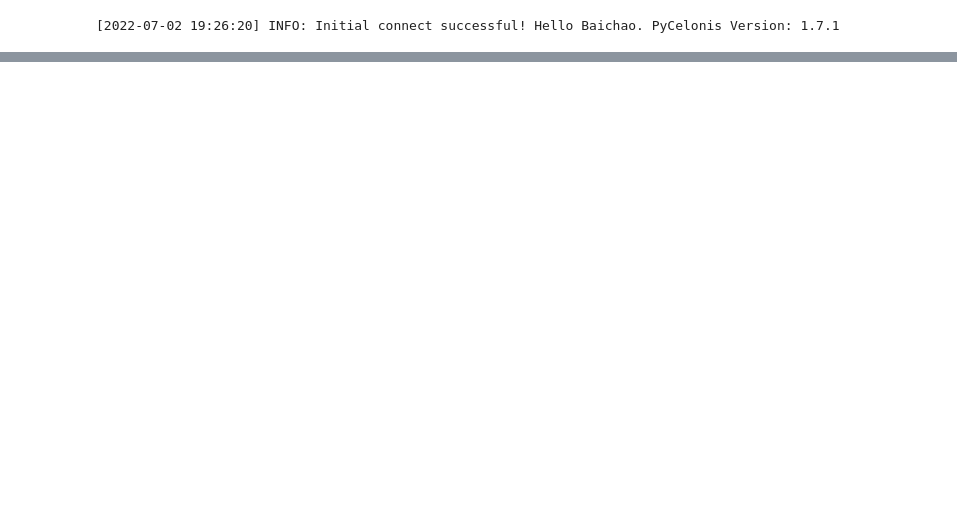
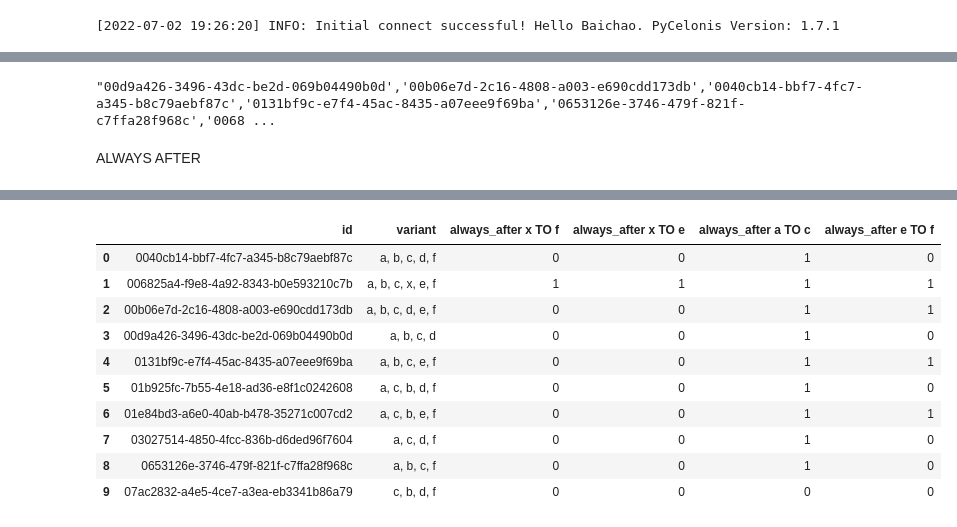
Before and after one commit to ccjake/lab-declarative-Conformance-Checking, a Jupyter notebook: Sprint 3 Conformane Checking.ipynb, the cells around one changed output, grey strips where cells are left out. Drawn from its saved outputs; the diff is of its cells as text; code cells hidden in the pictures; blank space fills up the shorter version.

```diff
--- a/Sprint 3 Conformane Checking.ipynb
+++ b/Sprint 3 Conformane Checking.ipynb
@@ -47,0 +110,42 @@ cn.set_datamodel("rum_example")
+# %%
+select_id
+# %% [output]
+"00d9a426-3496-43dc-be2d-069b04490b0d','00b06e7d-2c16-4808-a003-e690cdd173db','0040cb14-bbf7-4fc7-a345-b8c79aebf87c','0131bf9c-e7f4-45ac-8435-a07eee9f69ba','0653126e-3746-479f-821f-c7ffa28f968c','0068 ...
+# %% [markdown]
+ALWAYS AFTER
+# %%
+
+
+pql = PQL()
+pql.add(PQLFilter("FILTER DOMAIN \"synthetic_event_log_xes_CASES\".\"Case ID\" IN ( '"+ select_id +"' )"))
+
+pql.add(PQLColumn(name = "id",query = '"'+table+'_CASES"."Case Id"'))
+pql.add(PQLColumn(name='variant',query = 'VARIANT ( "'+table+'"."concept:name" ) '))
+
+
+def conformance_always_after(activities):
+
+    activities = list(activities)
+    a = str(activities[0])
+    b = str(activities[1])
+
+
+    return PQLColumn(
+        name="always_after " + a + " TO " + b,
+        query="CASE WHEN PROCESS NOT EQUALS '"
+        + a
+        + "' THEN 0 WHEN PROCESS EQUALS '"
+        + a
+        + "' TO ANY TO '"
+        + b
+        + "' THEN 1 ELSE -1 END"
+    )
+
+aa = model['always_after']
+for con in aa:
+    pql.add(conformance_always_after(con))
+
+
+df = datamodel.get_data_frame(pql)
+df
+# %% [output]
@@ -47,0 +154,11 @@ cn.set_datamodel("rum_example")
+|  | id | variant | always_after x TO f | always_after x TO e | always_after a TO c | always_after e TO f |
+| 0 | 0040cb14-bbf7-4fc7-a345-b8c79aebf87c | a, b, c, d, f | 0 | 0 | 1 | 0 |
+| 1 | 006825a4-f9e8-4a92-8343-b0e593210c7b | a, b, c, x, e, f | 1 | 1 | 1 | 1 |
+| 2 | 00b06e7d-2c16-4808-a003-e690cdd173db | a, b, c, d, e, f | 0 | 0 | 1 | 1 |
+| 3 | 00d9a426-3496-43dc-be2d-069b04490b0d | a, b, c, d | 0 | 0 | 1 | 0 |
+| 4 | 0131bf9c-e7f4-45ac-8435-a07eee9f69ba | a, b, c, e, f | 0 | 0 | 1 | 1 |
+| 5 | 01b925fc-7b55-4e18-ad36-e8f1c0242608 | a, c, b, d, f | 0 | 0 | 1 | 0 |
+| 6 | 01e84bd3-a6e0-40ab-b478-35271c007cd2 | a, c, b, e, f | 0 | 0 | 1 | 1 |
+| 7 | 03027514-4850-4fcc-836b-d6ded96f7604 | a, c, d, f | 0 | 0 | 1 | 0 |
+| 8 | 0653126e-3746-479f-821f-c7ffa28f968c | a, b, c, f | 0 | 0 | 1 | 0 |
+| 9 | 07ac2832-a4e5-4ce7-a3ea-eb3341b86a79 | c, b, d, f | 0 | 0 | 0 | 0 |
```
Also changed, not shown: parts of 41 cells of this notebook, 4 other files.
